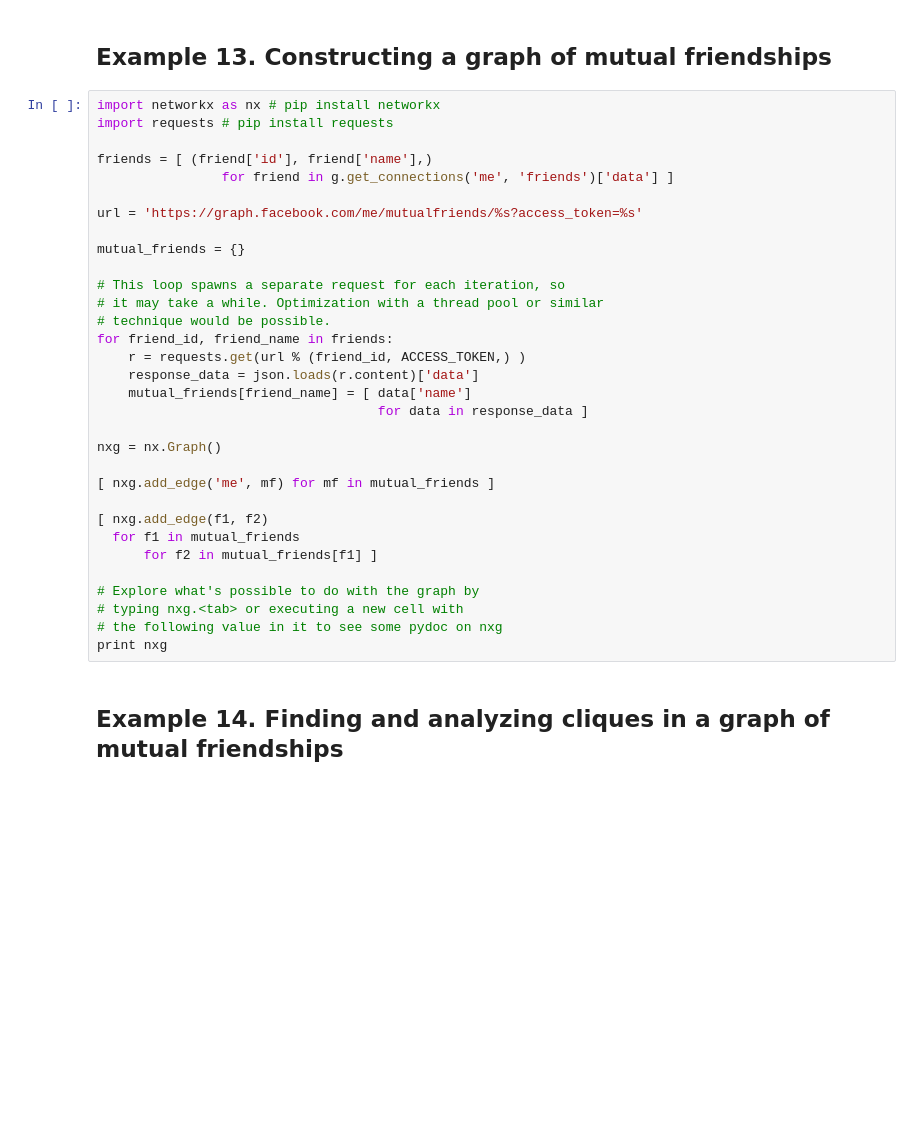
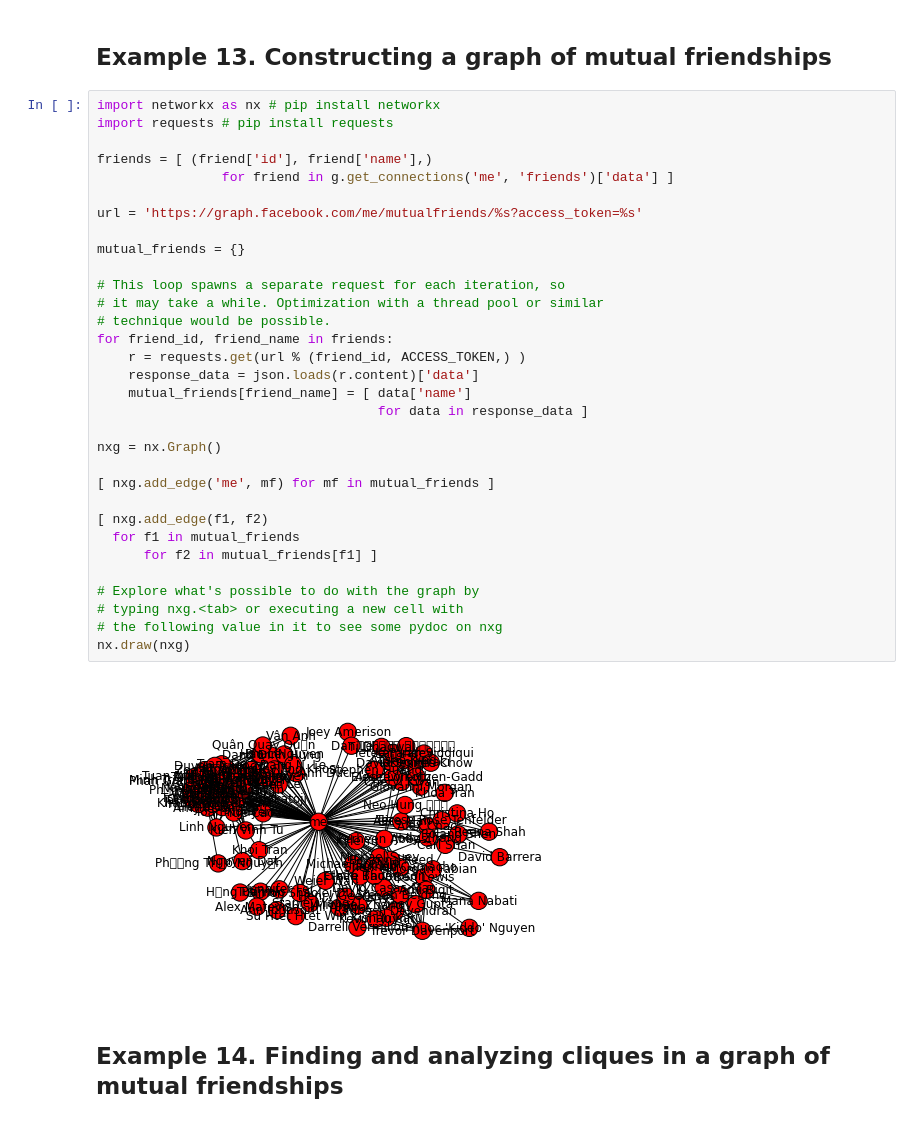
Before and after one commit to kqdtran/FTES, a Jupyter notebook: fb.ipynb, the cells around one changed output. Saved outputs shown, nothing was run; the diff lists cells and outputs as text; blank space fills up the shorter version.

```diff
--- a/fb.ipynb
+++ b/fb.ipynb
@@ -493,34 +472,36 @@ My similar friends (ranked)
 import networkx as nx # pip install networkx
 import requests # pip install requests
 
 friends = [ (friend['id'], friend['name'],)
                 for friend in g.get_connections('me', 'friends')['data'] ]
 
 url = 'https://graph.facebook.com/me/mutualfriends/%s?access_token=%s'
 
 mutual_friends = {}
 
 # This loop spawns a separate request for each iteration, so
 # it may take a while. Optimization with a thread pool or similar
 # technique would be possible.
 for friend_id, friend_name in friends:
     r = requests.get(url % (friend_id, ACCESS_TOKEN,) )
     response_data = json.loads(r.content)['data']
     mutual_friends[friend_name] = [ data['name']
                                     for data in response_data ]
 
 nxg = nx.Graph()
 
 [ nxg.add_edge('me', mf) for mf in mutual_friends ]
 
 [ nxg.add_edge(f1, f2)
   for f1 in mutual_friends
       for f2 in mutual_friends[f1] ]
 
 # Explore what's possible to do with the graph by
 # typing nxg.<tab> or executing a new cell with
 # the following value in it to see some pydoc on nxg
-print nxg
+nx.draw(nxg)
+# %% [output]
+[figure, added]
 # %% [markdown]
 ## Example 14. Finding and analyzing cliques in a graph of mutual friendships
 # %%
```
Also changed, not shown: parts of 7 cells of this notebook, 5 other files.
